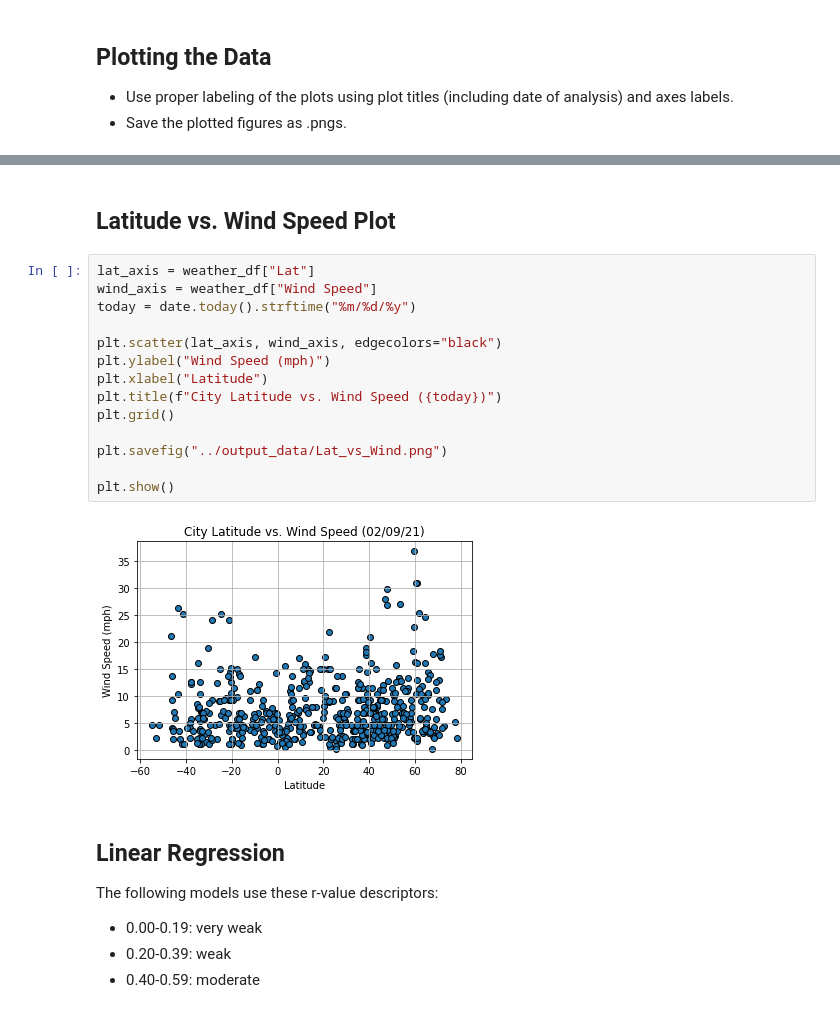
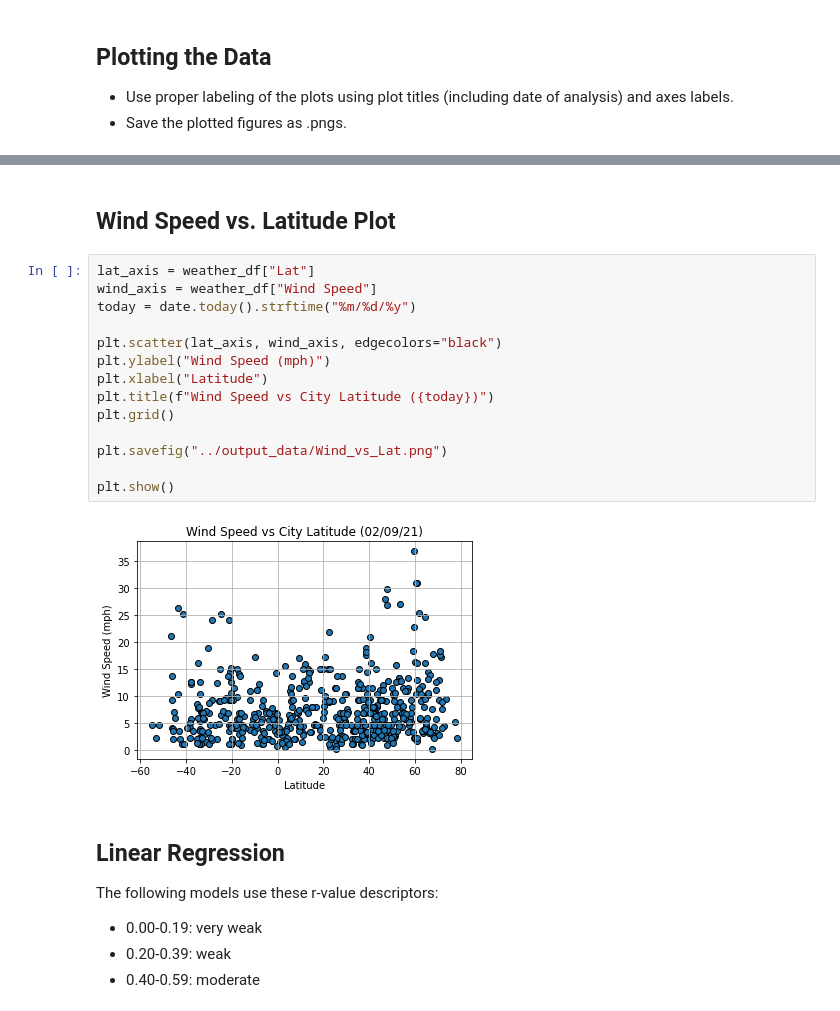
Before and after one commit to pammeyer80/python-api-challenge, a Jupyter notebook: WeatherPy/WeatherPy.ipynb, the cells around one changed output, grey strips where cells are left out. Drawn from its saved outputs; the diff is of its cells as text.

```diff
--- a/WeatherPy/WeatherPy.ipynb
+++ b/WeatherPy/WeatherPy.ipynb
@@ -256,23 +256,23 @@ plt.show()
 # %% [output]
 [figure]
 # %% [markdown]
-## Latitude vs. Wind Speed Plot
+## Wind Speed vs. Latitude Plot
 # %%
 lat_axis = weather_df["Lat"]
 wind_axis = weather_df["Wind Speed"]
 today = date.today().strftime("%m/%d/%y")
 
 plt.scatter(lat_axis, wind_axis, edgecolors="black")
 plt.ylabel("Wind Speed (mph)")
 plt.xlabel("Latitude")
-plt.title(f"City Latitude vs. Wind Speed ({today})")
+plt.title(f"Wind Speed vs City Latitude ({today})")
 plt.grid()
 
-plt.savefig("../output_data/Lat_vs_Wind.png")
+plt.savefig("../output_data/Wind_vs_Lat.png")
 
 plt.show()
 # %% [output]
-[figure, old version]
+[figure, new version]
 # %% [markdown]
 ## Linear Regression
 The following models use these r-value descriptors:
```
Also changed, not shown: parts of 14 cells of this notebook, 16 other files.
